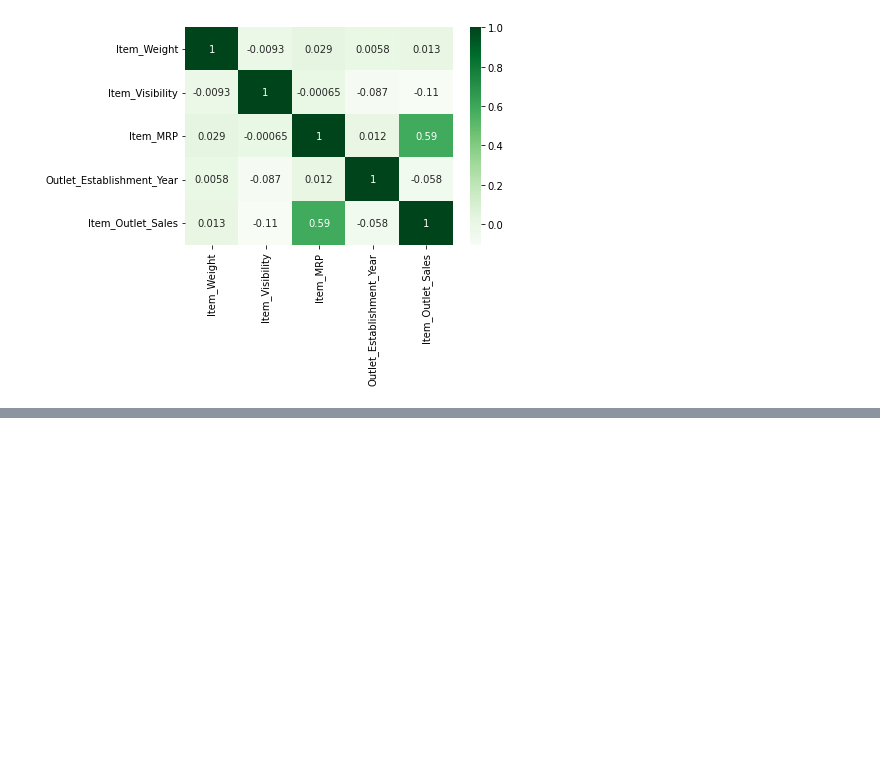
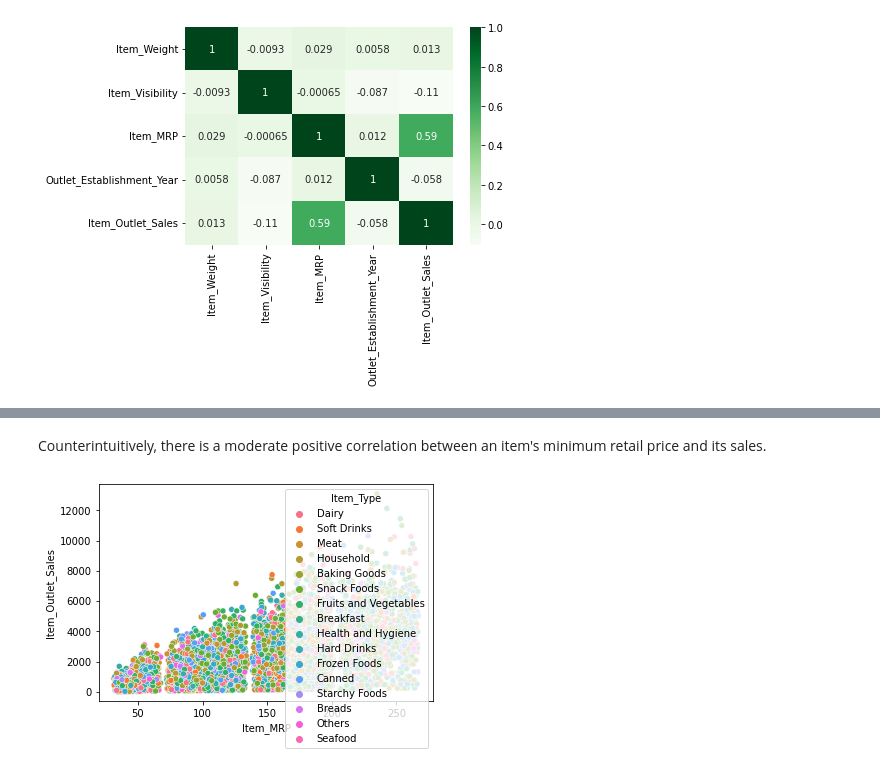
Before and after one commit to yelxel/sales-predictions, a Jupyter notebook: sales_predictions.ipynb, the cells around one changed output, grey strips where cells are left out. Cells and saved outputs as stored; diff of their text form; code cells hidden in the pictures; blank space fills up the shorter version.

```diff
--- a/sales_predictions.ipynb
+++ b/sales_predictions.ipynb
@@ -285,0 +307,7 @@ sns.heatmap(corr, cmap = 'Greens', annot = True)
+# %% [markdown]
+Counterintuitively, there is a moderate positive correlation between an item's minimum retail price and its sales.
+# %%
+sns.scatterplot(data=df, x='Item_MRP', y='Item_Outlet_Sales', hue='Item_Type')
+plt.savefig('/content/scatterplot_sales_mrp.png')
+# %% [output]
+[figure, added]
```
Also changed, not shown: parts of 10 cells of this notebook.
